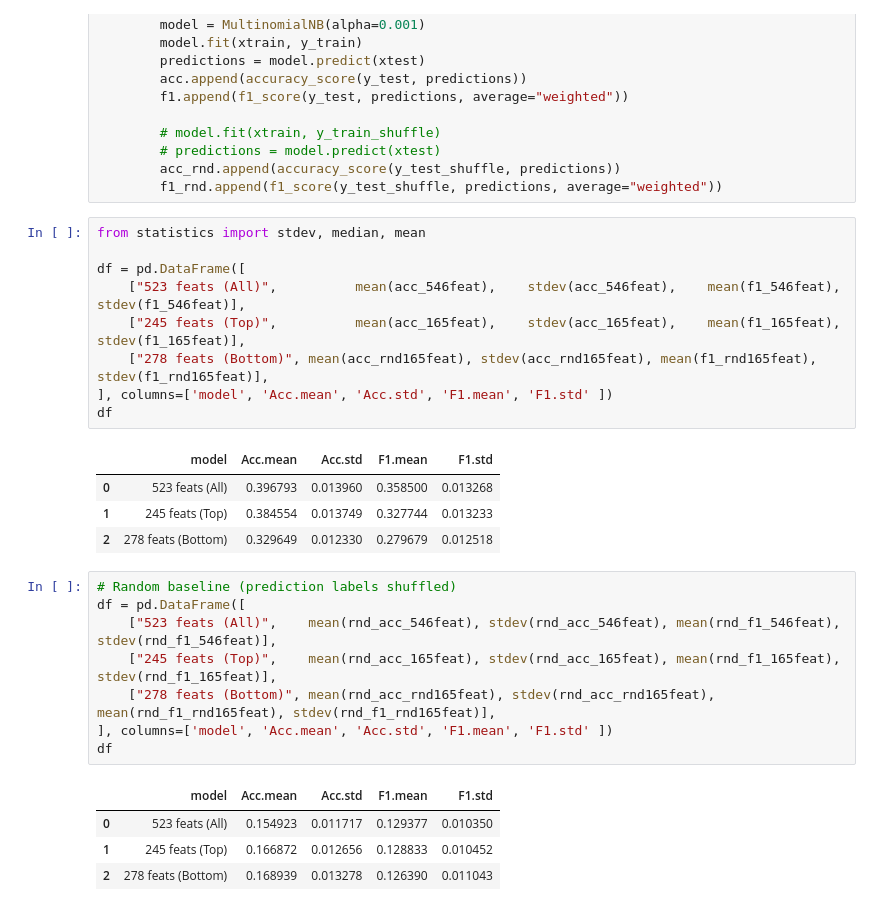
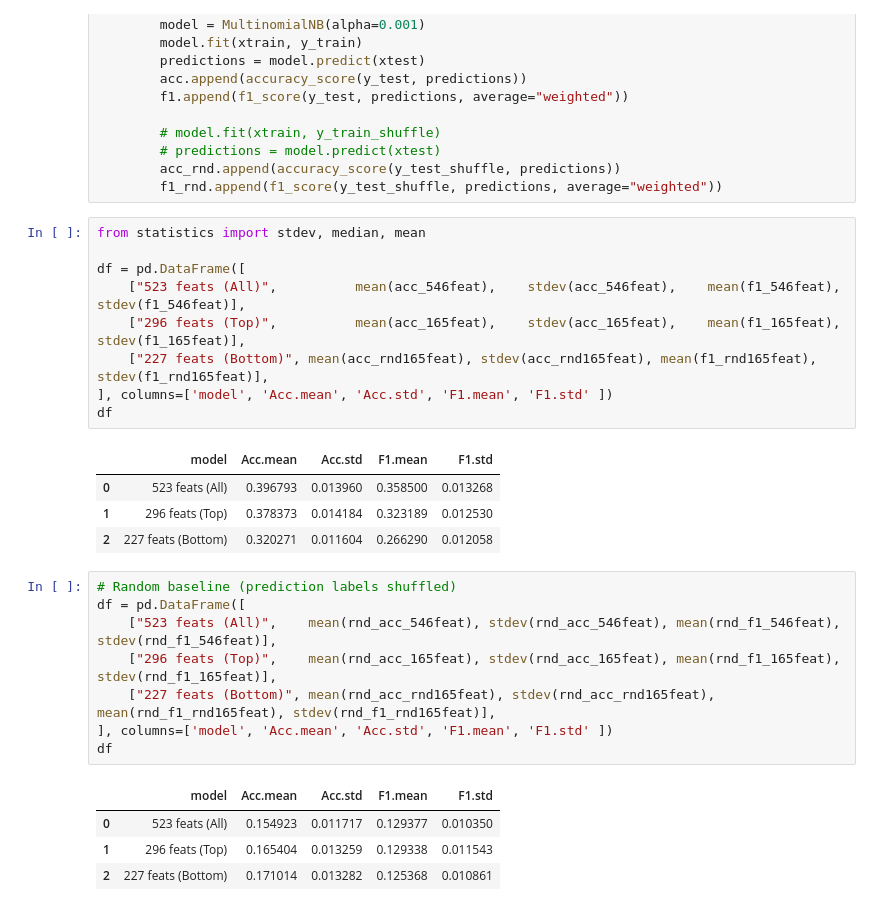
Before and after one commit to liao961120/cilin, a Jupyter notebook: etc/radical_semantic_classification.ipynb, the cells around one changed output. Drawn from its saved outputs; the diff is of its cells as text.

```diff
--- a/etc/radical_semantic_classification.ipynb
+++ b/etc/radical_semantic_classification.ipynb
@@ -701,27 +698,27 @@ for i in range(150):
 # %%
 from statistics import stdev, median, mean
 
 df = pd.DataFrame([
     ["523 feats (All)",          mean(acc_546feat),    stdev(acc_546feat),    mean(f1_546feat),    stdev(f1_546feat)],
-    ["245 feats (Top)",          mean(acc_165feat),    stdev(acc_165feat),    mean(f1_165feat),    stdev(f1_165feat)],
-    ["278 feats (Bottom)", mean(acc_rnd165feat), stdev(acc_rnd165feat), mean(f1_rnd165feat), stdev(f1_rnd165feat)],
+    ["296 feats (Top)",          mean(acc_165feat),    stdev(acc_165feat),    mean(f1_165feat),    stdev(f1_165feat)],
+    ["227 feats (Bottom)", mean(acc_rnd165feat), stdev(acc_rnd165feat), mean(f1_rnd165feat), stdev(f1_rnd165feat)],
 ], columns=['model', 'Acc.mean', 'Acc.std', 'F1.mean', 'F1.std' ])
 df
 # %% [output]
 |  | model | Acc.mean | Acc.std | F1.mean | F1.std |
 | 0 | 523 feats (All) | 0.396793 | 0.013960 | 0.358500 | 0.013268 |
-| 1 | 245 feats (Top) | 0.384554 | 0.013749 | 0.327744 | 0.013233 |
-| 2 | 278 feats (Bottom) | 0.329649 | 0.012330 | 0.279679 | 0.012518 |
+| 1 | 296 feats (Top) | 0.378373 | 0.014184 | 0.323189 | 0.012530 |
+| 2 | 227 feats (Bottom) | 0.320271 | 0.011604 | 0.266290 | 0.012058 |
 # %%
 # Random baseline (prediction labels shuffled)
 df = pd.DataFrame([
     ["523 feats (All)",    mean(rnd_acc_546feat), stdev(rnd_acc_546feat), mean(rnd_f1_546feat), stdev(rnd_f1_546feat)],
-    ["245 feats (Top)",    mean(rnd_acc_165feat), stdev(rnd_acc_165feat), mean(rnd_f1_165feat), stdev(rnd_f1_165feat)],
-    ["278 feats (Bottom)", mean(rnd_acc_rnd165feat), stdev(rnd_acc_rnd165feat), mean(rnd_f1_rnd165feat), stdev(rnd_f1_rnd165feat)],
+    ["296 feats (Top)",    mean(rnd_acc_165feat), stdev(rnd_acc_165feat), mean(rnd_f1_165feat), stdev(rnd_f1_165feat)],
+    ["227 feats (Bottom)", mean(rnd_acc_rnd165feat), stdev(rnd_acc_rnd165feat), mean(rnd_f1_rnd165feat), stdev(rnd_f1_rnd165feat)],
 ], columns=['model', 'Acc.mean', 'Acc.std', 'F1.mean', 'F1.std' ])
 df
 # %% [output]
 |  | model | Acc.mean | Acc.std | F1.mean | F1.std |
 | 0 | 523 feats (All) | 0.154923 | 0.011717 | 0.129377 | 0.010350 |
-| 1 | 245 feats (Top) | 0.166872 | 0.012656 | 0.128833 | 0.010452 |
-| 2 | 278 feats (Bottom) | 0.168939 | 0.013278 | 0.126390 | 0.011043 |
+| 1 | 296 feats (Top) | 0.165404 | 0.013259 | 0.129338 | 0.011543 |
+| 2 | 227 feats (Bottom) | 0.171014 | 0.013282 | 0.125368 | 0.010861 |
```
Also changed, not shown: parts of 13 cells of this notebook.
